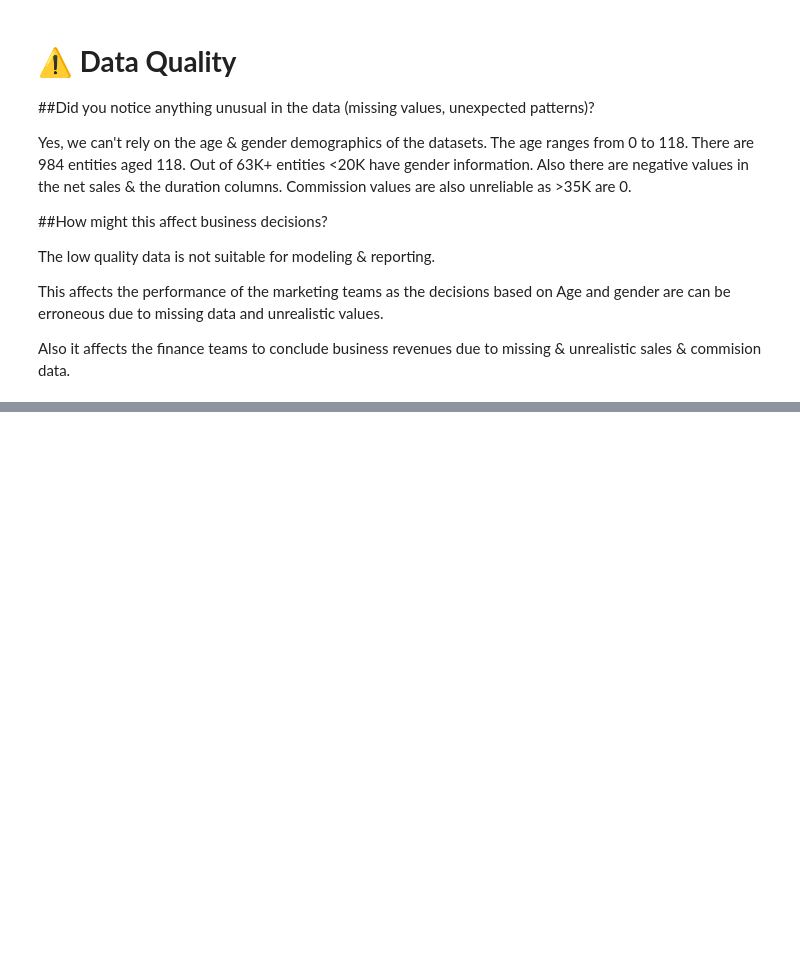
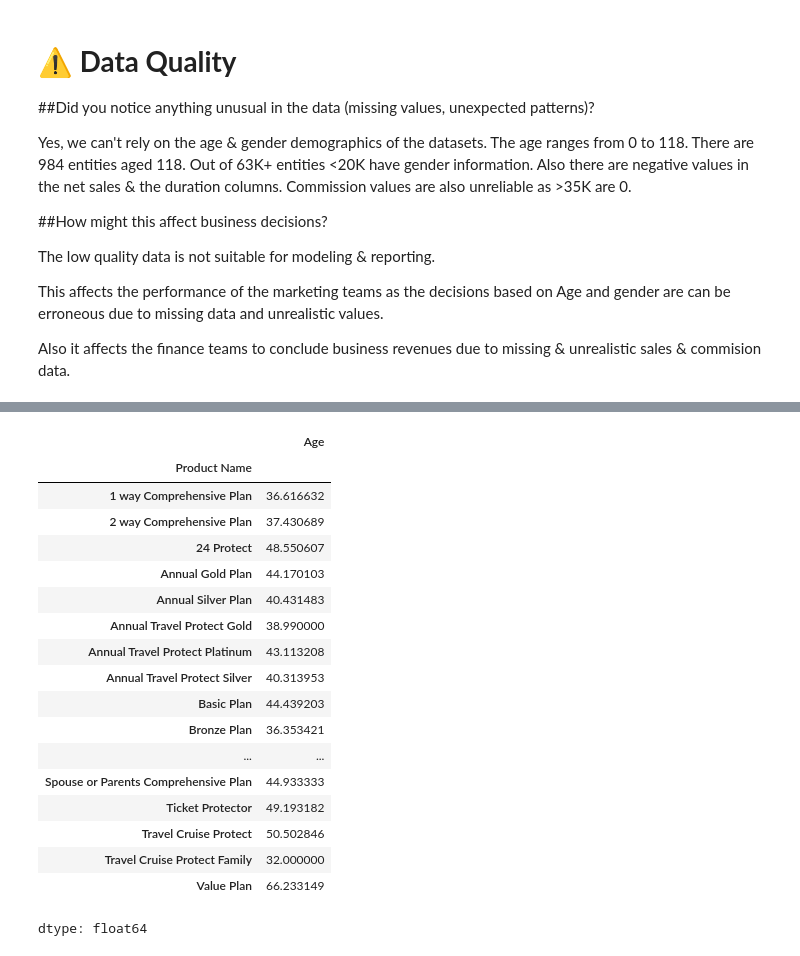
Before and after one commit to HansikaGunasekara/travel-insurance-claims-analysis, a Jupyter notebook: Analyse_travel_insurance_data.ipynb, the cells around one changed output, grey strips where cells are left out. Cells and saved outputs as stored; diff of their text form; code cells hidden in the pictures; blank space fills up the shorter version.

```diff
--- a/Analyse_travel_insurance_data.ipynb
+++ b/Analyse_travel_insurance_data.ipynb
@@ -290,0 +329,23 @@ Also it affects the finance teams to conclude business revenues due to missing &
+# %%
+# Average age of customers for each product type
+df.groupby('Product Name')['Age'].mean()
+# %% [output]
+|  | Age |
+| Product Name |  |
+| 1 way Comprehensive Plan | 36.616632 |
+| 2 way Comprehensive Plan | 37.430689 |
+| 24 Protect | 48.550607 |
+| Annual Gold Plan | 44.170103 |
+| Annual Silver Plan | 40.431483 |
+| Annual Travel Protect Gold | 38.990000 |
+| Annual Travel Protect Platinum | 43.113208 |
+| Annual Travel Protect Silver | 40.313953 |
+| Basic Plan | 44.439203 |
+| Bronze Plan | 36.353421 |
+| ... | ... |
+| Spouse or Parents Comprehensive Plan | 44.933333 |
+| Ticket Protector | 49.193182 |
+| Travel Cruise Protect | 50.502846 |
+| Travel Cruise Protect Family | 32.000000 |
+| Value Plan | 66.233149 |
+dtype: float64
```
Also changed, not shown: parts of 21 cells of this notebook.
